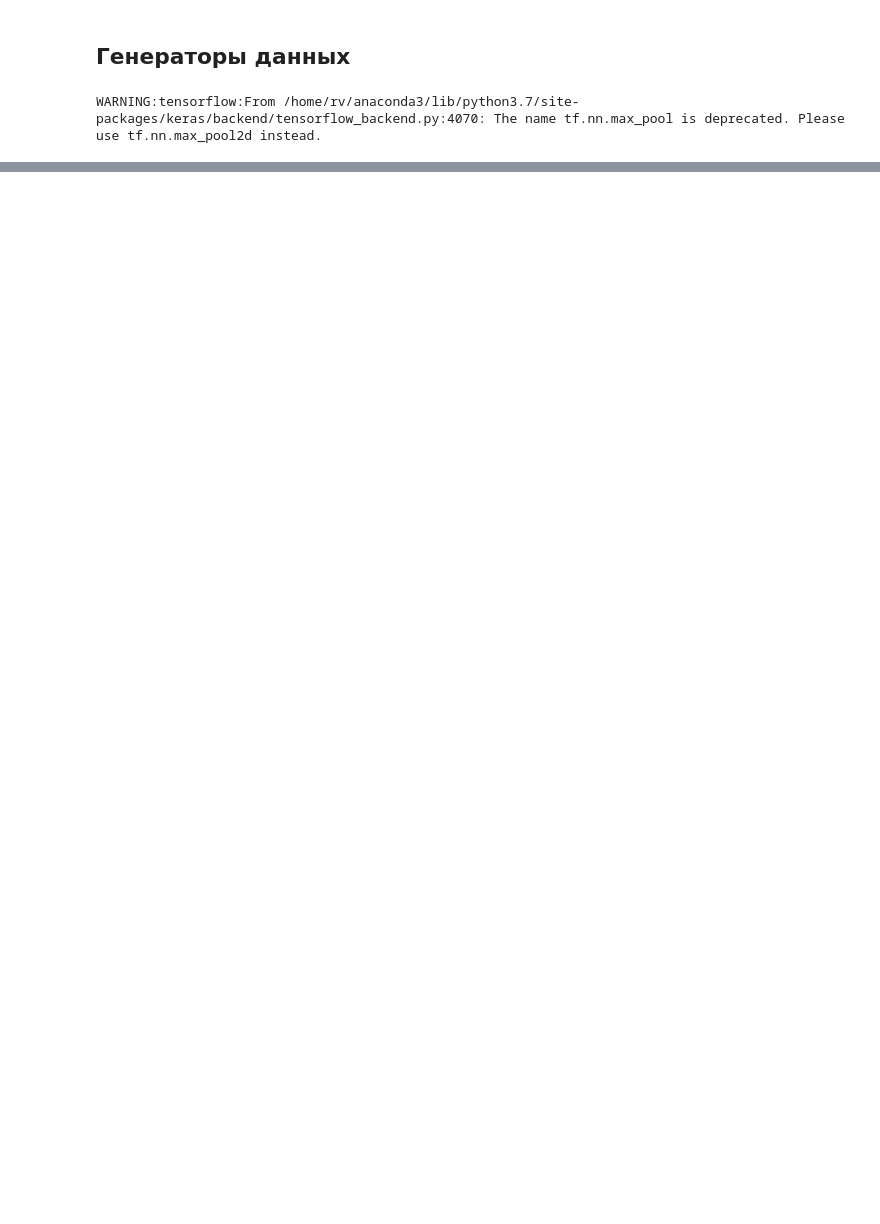
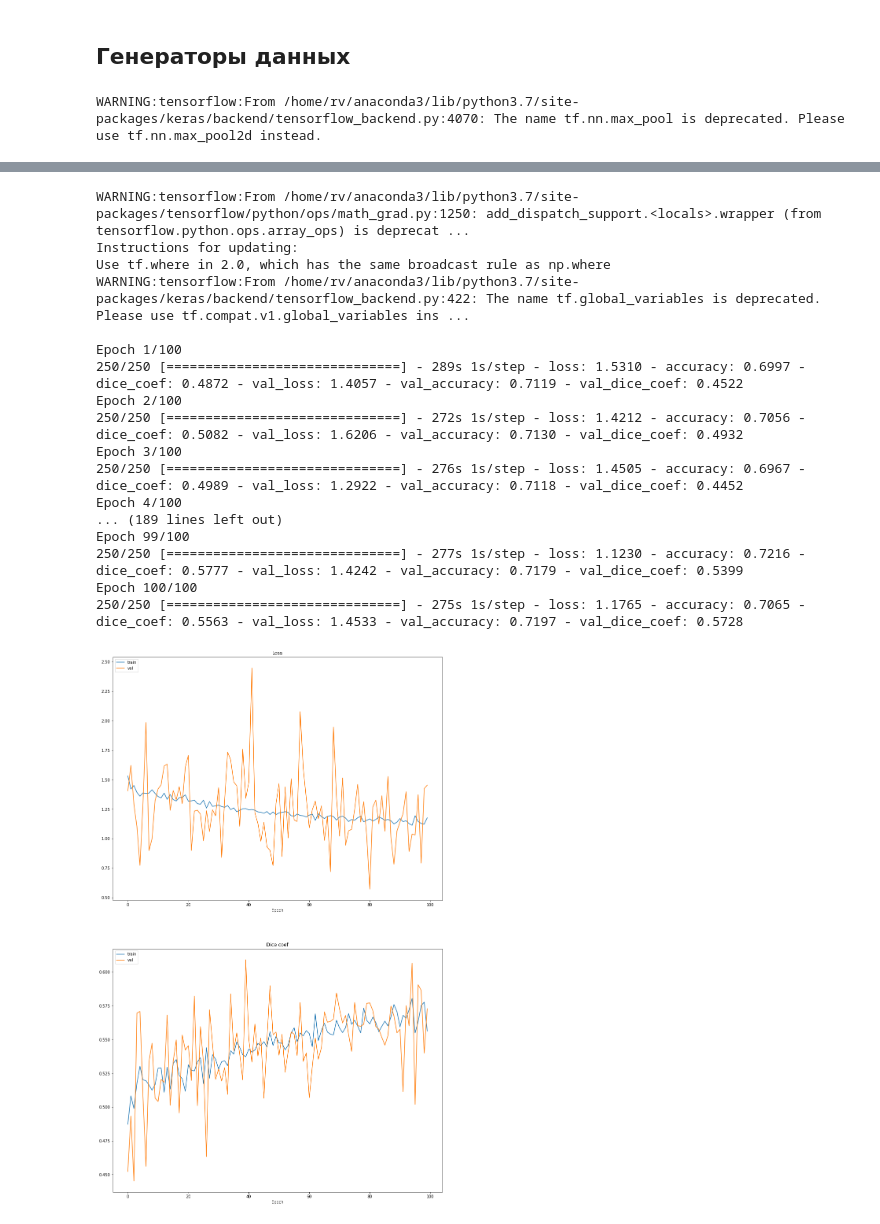
Before and after one commit to RobertVoropaev/InteriorRecognitionSystem, a Jupyter notebook: 4.SimpleModel.ipynb, the cells around one changed output, grey strips where cells are left out. Cells and saved outputs as stored; diff of their text form; code cells hidden in the pictures; blank space fills up the shorter version.

Commit message:
first working model

```diff
--- a/4.SimpleModel.ipynb
+++ b/4.SimpleModel.ipynb
@@ -89,4 +111 @@ def data_gen(data_dir, batch_size):
-# %%
-train_gen = data_gen(train_dir, batch_size=batch_size)
-val_gen = data_gen(val_dir, batch_size=batch_size)
 # %%
@@ -157,12 +165,0 @@ ________________________________________________________________________________
-# %%
-model.compile(Adam(learning_rate=0.001),
-              loss='categorical_crossentropy',
-              metrics=["accuracy"])
-# %%
- %%time
-history = model.fit_generator(train_gen,
-                              epochs=50,
-                              steps_per_epoch=500,
-                              validation_data=val_gen,
-                              validation_steps=50,
-                              verbose=1)
@@ -182,0 +188,54 @@ KeyboardInterrupt:
+# %%
+history = []
+# %%
+%%time
+
+model.compile(Adam(learning_rate=0.001),
+              loss='categorical_crossentropy',
+              metrics=["accuracy", dice_coef])
+
+model.fit_generator(train_gen,
+                      epochs=100,
+                      steps_per_epoch=250,
+                      validation_data=val_gen,
+                      validation_steps=val_size//batch_size,
+                      verbose=1,
+                      callbacks=get_callbacks("w1")
+                     )
+
+history.append(model.history.history)
+
+plt.figure(figsize=(15, 25))
+plt.subplot(211)
+plt.title("Loss")
+plt.plot(model.history.history['loss'])
+plt.plot(model.history.history['val_loss'])
+plt.xlabel("Epoch")
+plt.legend(['train', 'val'], loc='upper left')
+
+plt.subplot(212)
+plt.title("Dice coef")
+plt.plot(model.history.history['dice_coef'])
+plt.plot(model.history.history['val_dice_coef'])
+plt.xlabel("Epoch")
+plt.legend(['train', 'val'], loc='upper left')
+plt.show()
+# %% [output]
+WARNING:tensorflow:From /home/rv/anaconda3/lib/python3.7/site-packages/tensorflow/python/ops/math_grad.py:1250: add_dispatch_support.<locals>.wrapper (from tensorflow.python.ops.array_ops) is deprecat ...
+Instructions for updating:
+Use tf.where in 2.0, which has the same broadcast rule as np.where
+WARNING:tensorflow:From /home/rv/anaconda3/lib/python3.7/site-packages/keras/backend/tensorflow_backend.py:422: The name tf.global_variables is deprecated. Please use tf.compat.v1.global_variables ins ...
+
+Epoch 1/100
+250/250 [==============================] - 289s 1s/step - loss: 1.5310 - accuracy: 0.6997 - dice_coef: 0.4872 - val_loss: 1.4057 - val_accuracy: 0.7119 - val_dice_coef: 0.4522
+Epoch 2/100
+250/250 [==============================] - 272s 1s/step - loss: 1.4212 - accuracy: 0.7056 - dice_coef: 0.5082 - val_loss: 1.6206 - val_accuracy: 0.7130 - val_dice_coef: 0.4932
+Epoch 3/100
+250/250 [==============================] - 276s 1s/step - loss: 1.4505 - accuracy: 0.6967 - dice_coef: 0.4989 - val_loss: 1.2922 - val_accuracy: 0.7118 - val_dice_coef: 0.4452
+Epoch 4/100
+... (189 lines left out)
+Epoch 99/100
+250/250 [==============================] - 277s 1s/step - loss: 1.1230 - accuracy: 0.7216 - dice_coef: 0.5777 - val_loss: 1.4242 - val_accuracy: 0.7179 - val_dice_coef: 0.5399
+Epoch 100/100
+250/250 [==============================] - 275s 1s/step - loss: 1.1765 - accuracy: 0.7065 - dice_coef: 0.5563 - val_loss: 1.4533 - val_accuracy: 0.7197 - val_dice_coef: 0.5728
+[figure, added]
```
Also changed, not shown: parts of 10 cells of this notebook, 11 other files.
